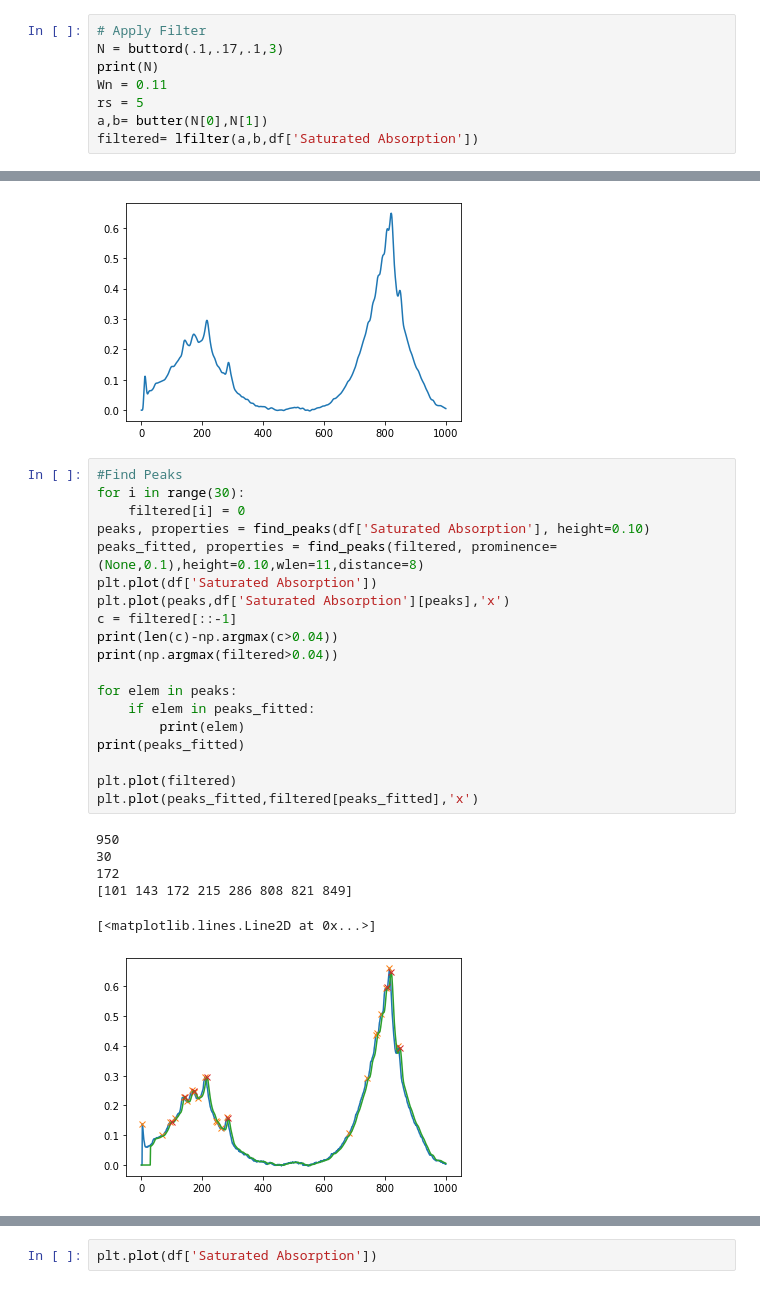
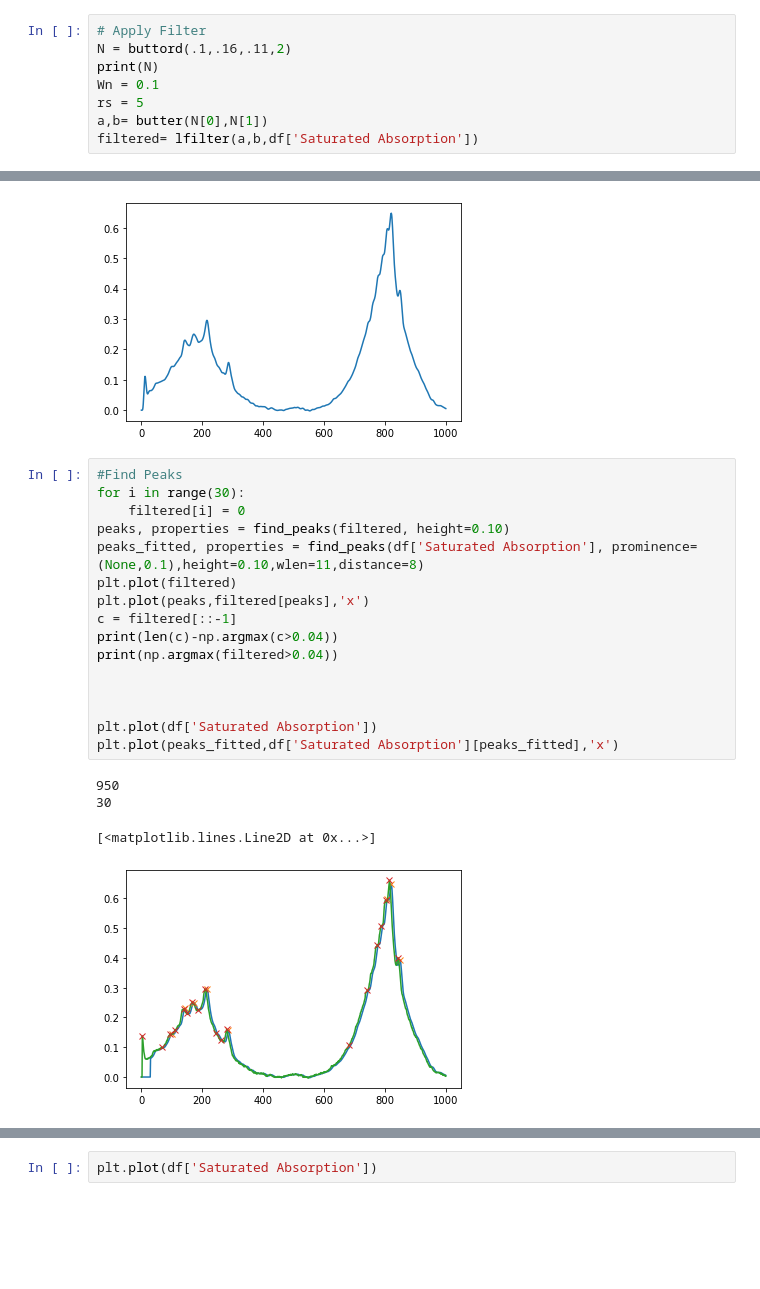
Before and after one commit to KGAtomTrapLab/AtomTrapLab_auto, a Jupyter notebook: peak_detection.ipynb, the cells around one changed output, grey strips where cells are left out. Drawn from its saved outputs; the diff is of its cells as text; blank space fills up the shorter version.

Commit message:
Revised Filter

```diff
--- a/peak_detection.ipynb
+++ b/peak_detection.ipynb
@@ -21,9 +21,9 @@ plt.grid()
 [figure]
 # %%
 # Apply Filter
-N = buttord(.1,.17,.1,3)
+N = buttord(.1,.16,.11,2)
 print(N)
-Wn = 0.11
+Wn = 0.1
 rs = 5
 a,b= butter(N[0],N[1])
 filtered= lfilter(a,b,df['Saturated Absorption'])
@@ -37,26 +37,21 @@ plt.plot(filtered)
 # %%
 #Find Peaks
 for i in range(30):
     filtered[i] = 0
-peaks, properties = find_peaks(df['Saturated Absorption'], height=0.10)
-peaks_fitted, properties = find_peaks(filtered, prominence=(None,0.1),height=0.10,wlen=11,distance=8)
-plt.plot(df['Saturated Absorption'])
-plt.plot(peaks,df['Saturated Absorption'][peaks],'x')
+peaks, properties = find_peaks(filtered, height=0.10)
+peaks_fitted, properties = find_peaks(df['Saturated Absorption'], prominence=(None,0.1),height=0.10,wlen=11,distance=8)
+plt.plot(filtered)
+plt.plot(peaks,filtered[peaks],'x')
 c = filtered[::-1]
 print(len(c)-np.argmax(c>0.04))
 print(np.argmax(filtered>0.04))
 
-for elem in peaks:
-    if elem in peaks_fitted:
-        print(elem)
-print(peaks_fitted)
 
-plt.plot(filtered)
-plt.plot(peaks_fitted,filtered[peaks_fitted],'x')
+
+plt.plot(df['Saturated Absorption'])
+plt.plot(peaks_fitted,df['Saturated Absorption'][peaks_fitted],'x')
 # %% [output]
 950
 30
-172
-[101 143 172 215 286 808 821 849]
 [<matplotlib.lines.Line2D at 0x...>]
-[figure, old version]
+[figure, new version]
```
Also changed, not shown: parts of 5 cells of this notebook.
